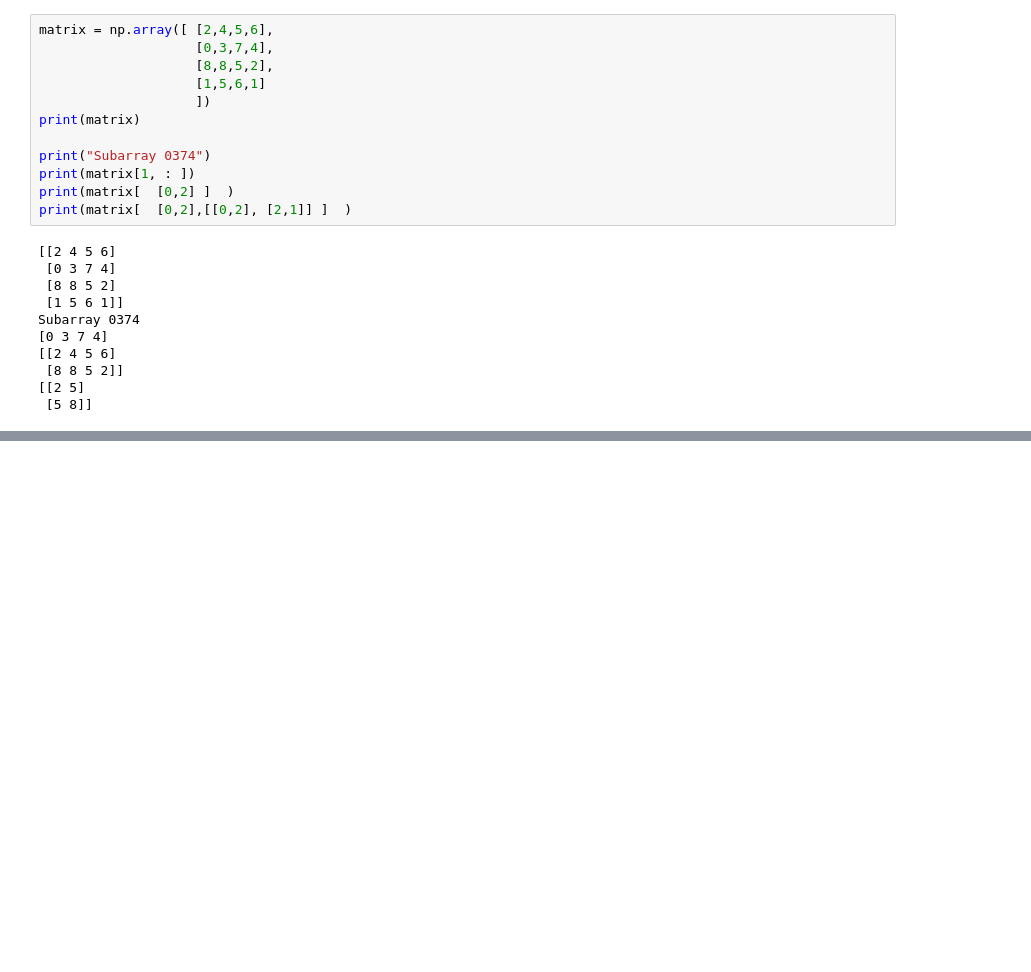
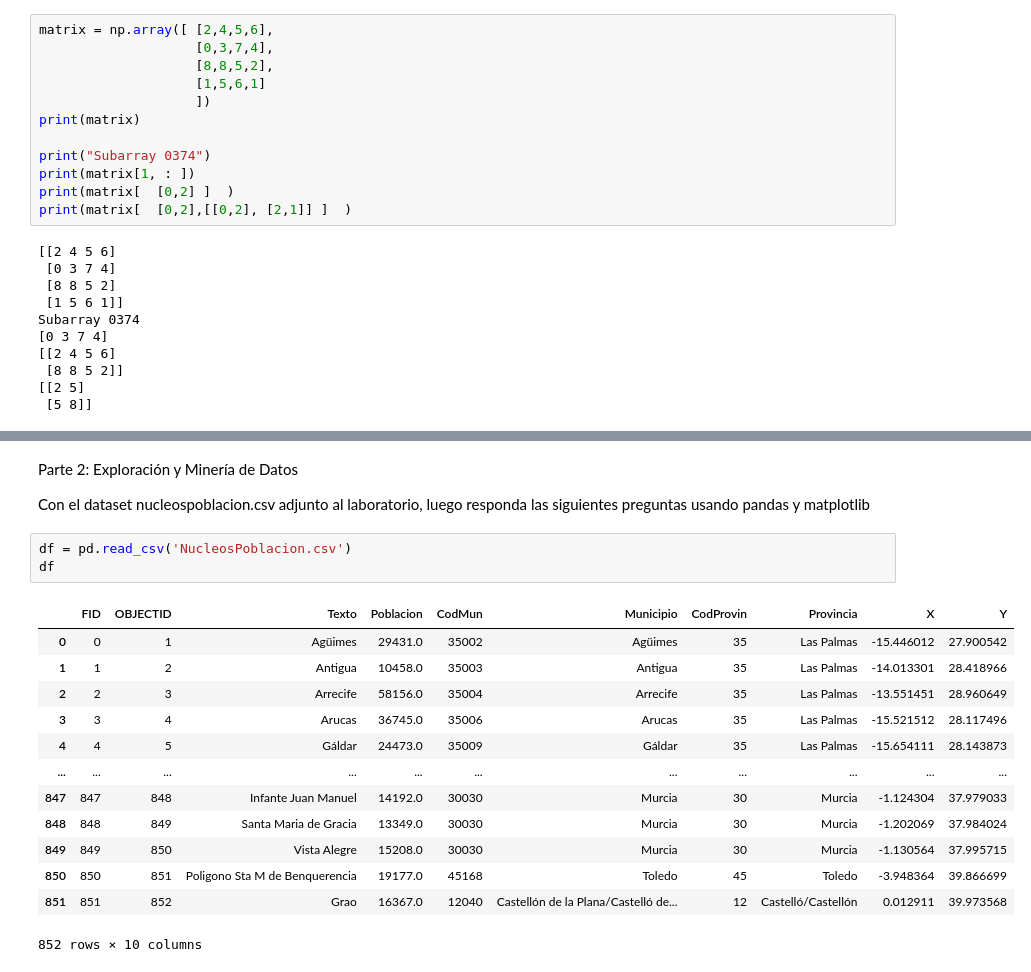
Before and after one commit to Imbravo/laboratorio3, a Jupyter notebook: laboratorio3.ipynb, the cells around one changed output, grey strips where cells are left out. Drawn from its saved outputs; the diff is of its cells as text; blank space fills up the shorter version.

Commit message:
-Finalizacion de las preguntas del laboratorio 3

```diff
--- a/laboratorio3.ipynb
+++ b/laboratorio3.ipynb
@@ -60,0 +104,23 @@ Subarray 0374
+# %% [markdown]
+Parte 2: Exploración y Minería de Datos
+
+   Con el dataset nucleospoblacion.csv adjunto al laboratorio,
+   luego responda las siguientes preguntas usando pandas y
+   matplotlib
+# %%
+df = pd.read_csv('NucleosPoblacion.csv')
+df
+# %% [output]
+|  | FID | OBJECTID | Texto | Poblacion | CodMun | Municipio | CodProvin | Provincia | X | Y |
+| 0 | 0 | 1 | Agüimes | 29431.0 | 35002 | Agüimes | 35 | Las Palmas | -15.446012 | 27.900542 |
+| 1 | 1 | 2 | Antigua | 10458.0 | 35003 | Antigua | 35 | Las Palmas | -14.013301 | 28.418966 |
+| 2 | 2 | 3 | Arrecife | 58156.0 | 35004 | Arrecife | 35 | Las Palmas | -13.551451 | 28.960649 |
+| 3 | 3 | 4 | Arucas | 36745.0 | 35006 | Arucas | 35 | Las Palmas | -15.521512 | 28.117496 |
+| 4 | 4 | 5 | Gáldar | 24473.0 | 35009 | Gáldar | 35 | Las Palmas | -15.654111 | 28.143873 |
+| ... | ... | ... | ... | ... | ... | ... | ... | ... | ... | ... |
+| 847 | 847 | 848 | Infante Juan Manuel | 14192.0 | 30030 | Murcia | 30 | Murcia | -1.124304 | 37.979033 |
+| 848 | 848 | 849 | Santa Maria de Gracia | 13349.0 | 30030 | Murcia | 30 | Murcia | -1.202069 | 37.984024 |
+| 849 | 849 | 850 | Vista Alegre | 15208.0 | 30030 | Murcia | 30 | Murcia | -1.130564 | 37.995715 |
+| 850 | 850 | 851 | Poligono Sta M de Benquerencia | 19177.0 | 45168 | Toledo | 45 | Toledo | -3.948364 | 39.866699 |
+| 851 | 851 | 852 | Grao | 16367.0 | 12040 | Castellón de la Plana/Castelló de... | 12 | Castelló/Castellón | 0.012911 | 39.973568 |
+852 rows × 10 columns
```
Also changed, not shown: parts of 22 cells of this notebook.
